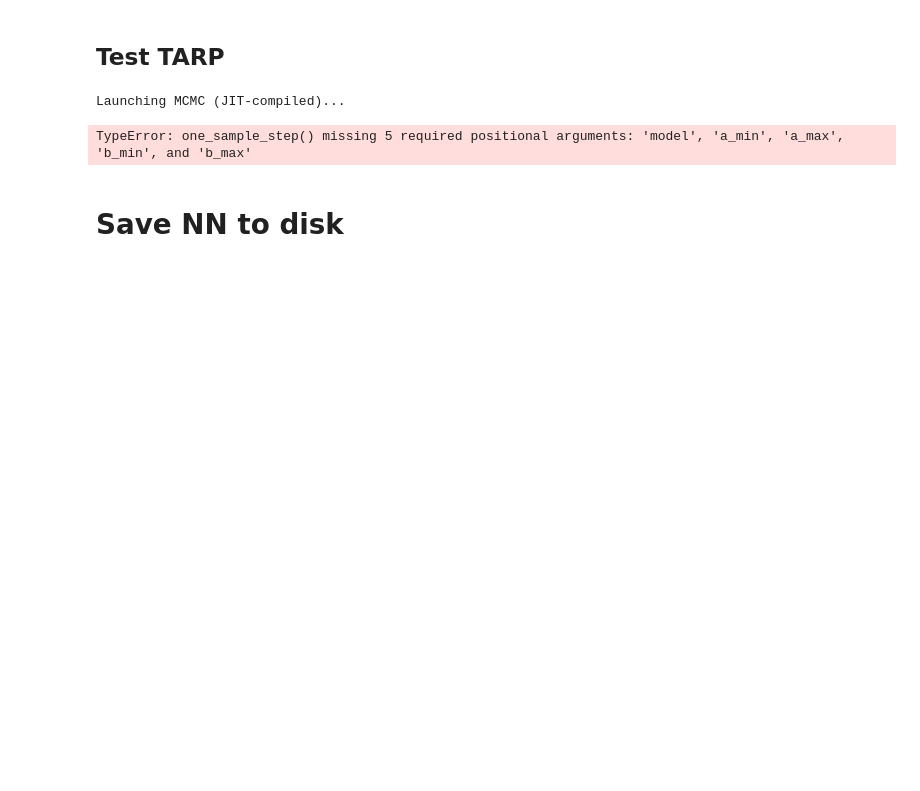
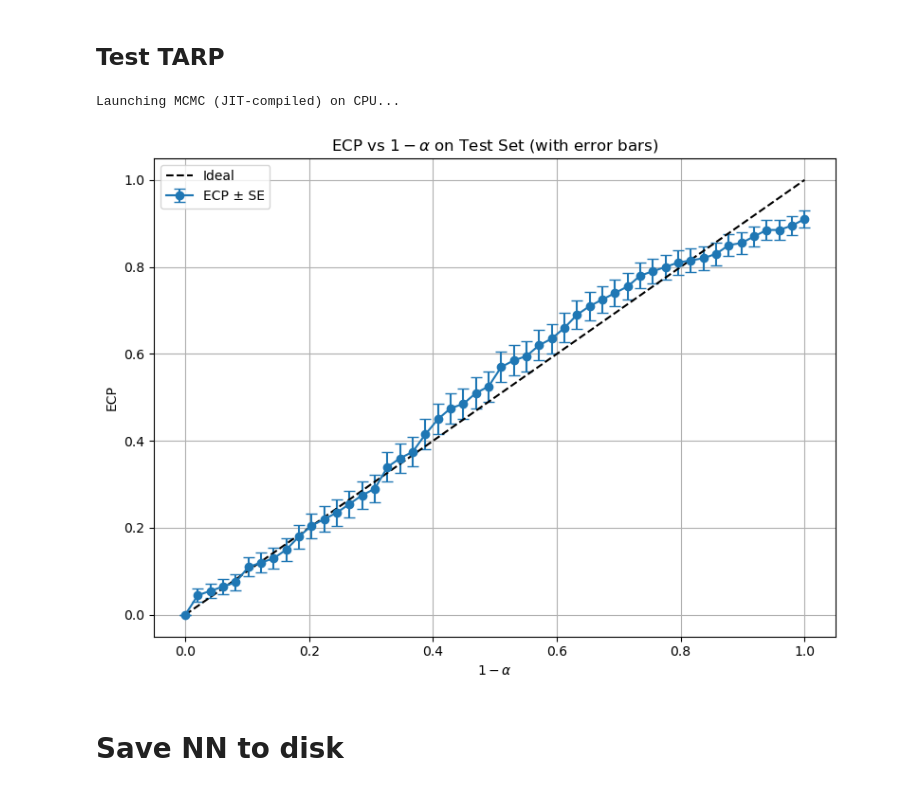
Before and after one commit to a-trigui/ximinf, a Jupyter notebook: notebooks/2_train_nn.ipynb, the cells around one changed output. Cells and saved outputs as stored; diff of their text form; code cells hidden in the pictures; blank space fills up the shorter version.

```diff
--- a/notebooks/2_train_nn.ipynb
+++ b/notebooks/2_train_nn.ipynb
@@ -435,31 +423,2 @@ Specificity: 0.828
 # %% [markdown]
 ## Test TARP
-# %%
-# ========== Run TARP test ==========
-model.eval()
-
-BOUNDS = jnp.array([[bounds['alpha']['min'],bounds['alpha']['max']], [bounds['beta']['min'], bounds['beta']['max']]]) # Change to use directly dictionnary
-NDIM = BOUNDS.shape[0]
-
-# Select samples with true parameters in the test set
-indices = jnp.where(test_labels)[0]
-xy_test = test_data[indices, :3*M+2]
-theta_test = test_data[indices, -NDIM:]
-
-size = int(jnp.minimum(500, indices.shape[0]))
-xy_test = xy_test[:size, :]
-theta_test = theta_test[:size, :]
-
-alpha_grid = jnp.linspace(0, 1, 50)
-
-print("Launching MCMC (JIT‐compiled)...")
-# Run the MCMC sampling on CPU for speed
-# with jax.default_device(cpu):
-ecp, post, key = nnte.compute_ecp_tarp_jitted(
-    model, xy_test, theta_test, alpha_grid,
-    n_warmup=200, n_samples=500, rng_key=key
-)
-print("MCMC finished")
-# %% [output]
-Launching MCMC (JIT‐compiled)...
-TypeError: one_sample_step() missing 5 required positional arguments: 'model', 'a_min', 'a_max', 'b_min', and 'b_max'
@@ -466,15 +452,37 @@ TypeError: one_sample_step() missing 5 required positional arguments: 'model', '
+# %%
+alpha_grid = jnp.linspace(0, 1, 50)
+
+print("Launching MCMC (JIT‐compiled) on CPU...")
+with jax.default_device(cpu):
+    ecp, post, key = nnte.compute_ecp_tarp_jitted_with_progress(
+        model, xy_test, theta_star, alpha_grid, 200, 200, key, BOUNDS
+    )
+print("MCMC finished")
+# %% [output]
+Launching MCMC (JIT‐compiled) on CPU...
 # %%
-# ========== Plotting ECP vs (1 - alpha) ==========
+# Example: 1 - alpha grid and computed ecp
+alpha_grid = jnp.array(alpha_grid)
+ecp = jnp.array(ecp)
+
+# Compute standard error for binomial proportion
+se = jnp.sqrt(ecp * (1 - ecp) / N_sims) #https://en.wikipedia.org/wiki/Binomial_proportion_confidence_interval#Wald_interval
+
+# CHECK HOW TO COMPUTE THE ERROR
+
+# Plot with error bars
 plt.figure(figsize=(8, 6))
-plt.plot(1 - alpha_grid, ecp, 'o-', label='Expected Coverage Probability (ECP)')
+plt.errorbar(1 - alpha_grid, ecp, yerr=se, fmt='o-', capsize=4, label='ECP ± SE')
 plt.plot([0, 1], [0, 1], 'k--', label='Ideal')
 plt.xlabel(r'$1 - \alpha$')
 plt.ylabel("ECP")
-plt.title("ECP vs $1 - \\alpha$ on Test Set (Filtered)")
+plt.title("ECP vs $1 - \\alpha$ on Test Set (with error bars)")
 plt.grid(True)
 plt.legend()
 plt.tight_layout()
 plt.show()
+# %% [output]
+[figure, added]
 # %% [markdown]
 # Save NN to disk
 # %%
```
Also changed, not shown: parts of 12 cells of this notebook, 11 other files.
